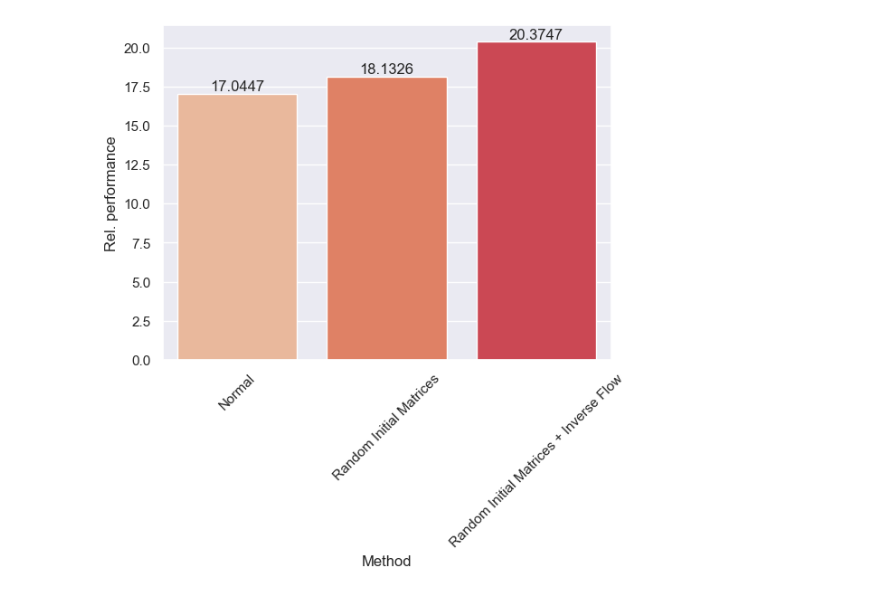
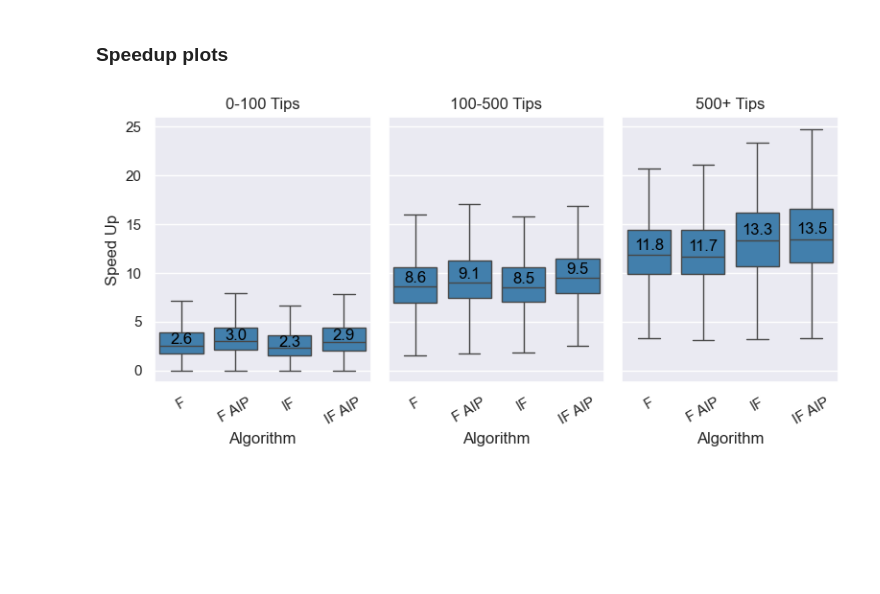
Before and after one commit to tochsner/BDMM-Flow-Supplementary, a Jupyter notebook: synthetic_benchmarks/analysis.ipynb, the cells around one changed output. Cells and saved outputs as stored; diff of their text form; code cells hidden in the pictures; blank space fills up the shorter version.

Commit message:
Clean up repo.

```diff
--- a/synthetic_benchmarks/analysis.ipynb
+++ b/synthetic_benchmarks/analysis.ipynb
@@ -20,0 +19,4 @@ results.describe()
+# %%
+results = pd.read_csv("/Users/ochsneto/Documents/BDMM/migration-repos/BDMM-Prime/results.csv")
+
+print(f"{len(results.trial.drop_duplicates()):,} trials loaded.")
@@ -21,4 +38,5 @@ results.describe()
 # %%
 results = results[results["leaf_count"] > 10]
 results["speedup"] = results["bdmm_duration"] / results["flow_duration"]
-results["binned_leaves"] = results["leaf_count"].apply(lambda x: x // 200 * 200)
+results["binned_leaves"] = results["leaf_count"].apply(lambda x: x // 250 * 250)
+results["error"] = np.abs((results["bdmm_likelihood"] - results["flow_likelihood"]) / results["bdmm_likelihood"])
@@ -48,20 +42,0 @@ for i in ax.containers:
-# %%
-ax = sns.barplot(data=pd.DataFrame({
-    "Method": [
-        "Normal",
-        "Random Initial Matrices",
-        "Random Initial Matrices + Inverse Flow",
-    ],
-    "Rel. performance": [
-        vanilla_flow[vanilla_flow["leaf_count"] > 500]["speedup"].mean(),
-        random_initial[random_initial["leaf_count"] > 500]["speedup"].mean(),
-        inverse_flow_random_initial[inverse_flow_random_initial["leaf_count"] > 500]["speedup"].mean(),
-    ]
-}), x="Method", y="Rel. performance")
-
-plt.xticks(rotation=45)
-
-for i in ax.containers:
-    ax.bar_label(i,)
-# %% [output]
-[figure, removed]
@@ -67,0 +88,42 @@ for i in ax.containers:
+# %% [markdown]
+### Speedup plots
+# %%
+regimes = [(0, 100), (100, 500), (500, float('inf'))]
+# %%
+fig, axes = plt.subplots(1, 3, figsize=(8, 4), sharey=True)
+
+for i, (low, high) in enumerate(regimes):
+    if high == float('inf'):
+        subset = results[results["leaf_count"] > low]
+        title = f"{low}+ Tips"
+    else:
+        subset = results[(results["leaf_count"] > low) & (results["leaf_count"] <= high)]
+        title = f"{low}-{high} Tips"
+
+    ax = axes[i]
+    sns.boxplot(data=subset, x="algorithm", y="speedup", showfliers=False, ax=ax, order=relevant_algorithms)
+    ax.set_title(title)
+    ax.tick_params(axis='x', rotation=30)
+    ax.set_xlabel("Algorithm")
+    ax.set_ylabel("Speed Up")
+
+    # Add median values above each box
+    medians = subset.groupby("algorithm")["speedup"].median()
+    xticks = ax.get_xticks()
+    for tick, label in zip(xticks, ax.get_xticklabels()):
+        algorithm = label.get_text()
+        if algorithm in medians:
+            median_val = medians[algorithm]
+            # Find the maximum y-value in the box for positioning (a little above the median)
+            ax.text(
+                tick, median_val + (ax.get_ylim()[1] - ax.get_ylim()[0]) * 0.02,
+                f"{median_val:.1f}",
+                horizontalalignment='center',
+                color='black',
+                fontsize=12
+            )
+
+plt.tight_layout()
+plt.savefig("speedup.svg")
+# %% [output]
+[figure, added]
```
Also changed, not shown: parts of 25 cells of this notebook, 24 other files.
